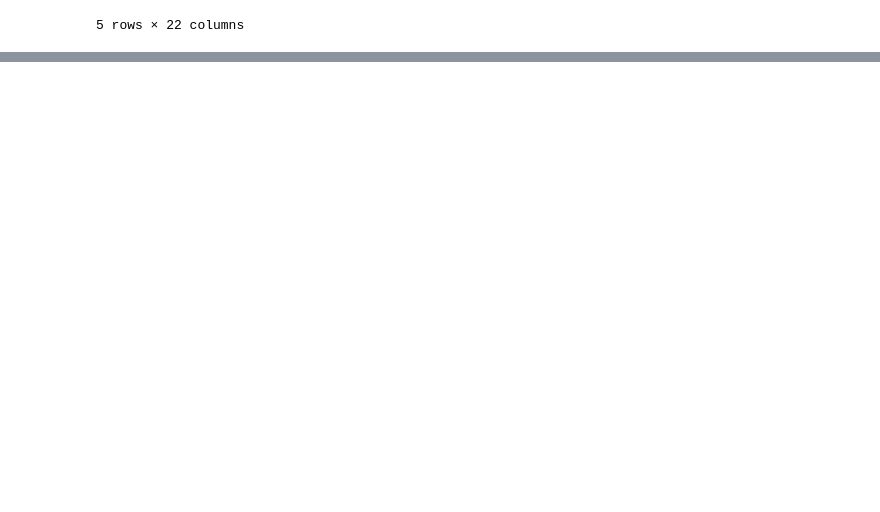
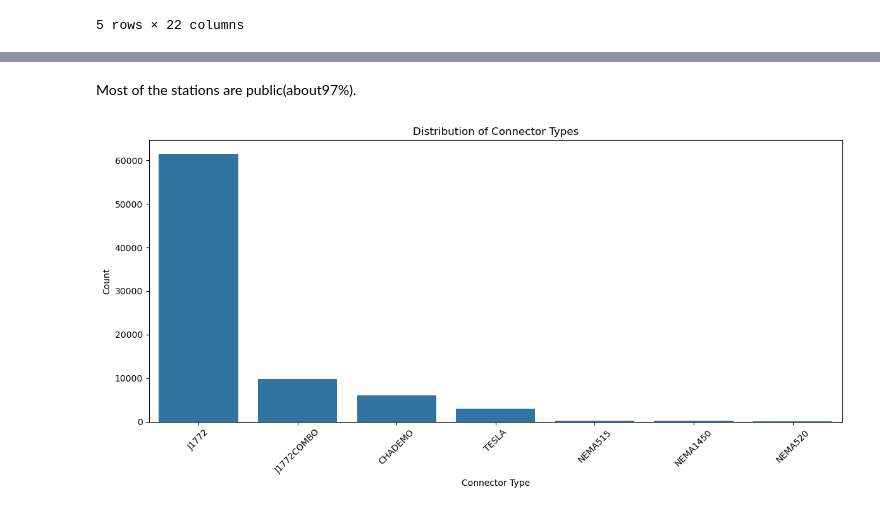
Before and after one commit to Damarispaul/Ev_Stations, a Jupyter notebook: kezia.ipynb, the cells around one changed output, grey strips where cells are left out. Drawn from its saved outputs; the diff is of its cells as text; code cells hidden in the pictures; blank space fills up the shorter version.

```diff
--- a/kezia.ipynb
+++ b/kezia.ipynb
@@ -360,0 +592,10 @@ df.head()
+# %%
+# create new columns for access_days and access_hours
+df['access_days'] = df['access_days_time'].apply(
+    lambda x: extract_day_and_hours(x)['Day'])
+df['access_hours'] = df['access_days_time'].apply(
+    lambda x: extract_day_and_hours(x)['Hours'])
+
+# drop the original column
+df.drop('access_days_time', axis=1, inplace=True)
+df.head()
@@ -360,0 +620,4 @@ df.head()
+# %%
+# dropping some date columns
+df = df.drop(['open_date', 'updated_at'], axis=1)
+df.head()
@@ -361 +648,3 @@ df.head()
+# %%
+df = df.drop(['country', 'city'], axis=1)
 # %% [markdown]
@@ -408,0 +678,2 @@ df.head()
+# %%
+df.drop('groups_with_access_code', axis=1, inplace=True)
@@ -408,0 +699,19 @@ df.head()
+# %% [markdown]
+Most of the stations are public(about97%).
+# %%
+connector_df = df.loc[:, [col for col in df.columns if col.startswith('con_')]]
+
+# plotting the distribution of the connector types
+fig, ax = plt.subplots(figsize=(12, 6))
+sns.barplot(data=connector_df.sum().sort_values(ascending=False).reset_index(),
+            x='index', y=0, ax=ax)
+ax.set_title('Distribution of Connector Types')
+ax.set_ylabel('Count')
+ax.set_xlabel('Connector Type')
+ax.set_xticks(range(len(connector_df.columns)))
+ax.set_xticklabels(
+    [col[4:] for col in connector_df.sum().sort_values(ascending=False).index], rotation=45)
+plt.tight_layout()
+plt.show();
+# %% [output]
+[figure, added]
```
Also changed, not shown: parts of 28 cells of this notebook, 2 other files.
